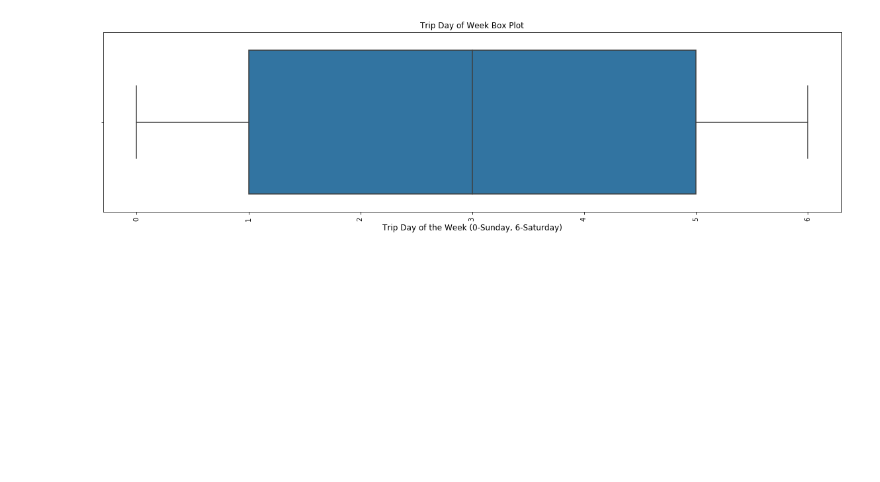
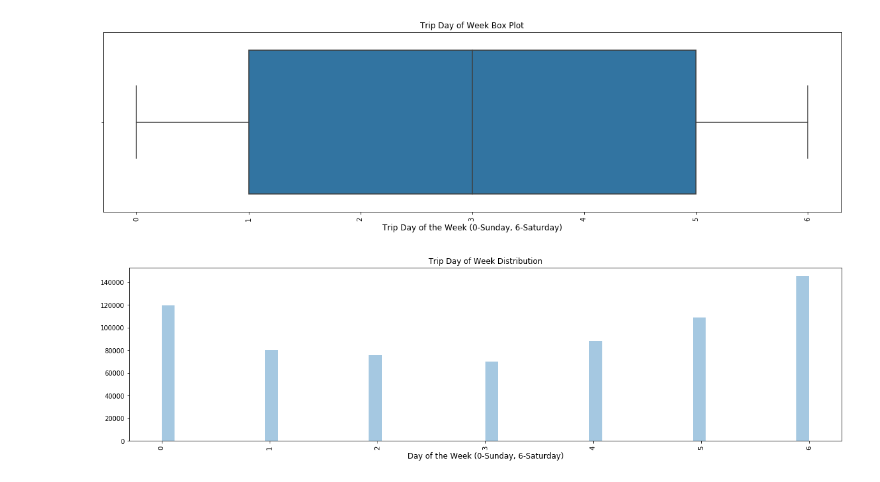
Before and after one commit to sameerabalay/Dockless_Mobility, a Jupyter notebook: src/EDA_2.ipynb, the cells around one changed output. Cells and saved outputs as stored; diff of their text form; code cells hidden in the pictures; blank space fills up the shorter version.

Commit message:
Distributions for Hour, Month, Trip Duration,Trip Distance

```diff
--- a/src/EDA_2.ipynb
+++ b/src/EDA_2.ipynb
@@ -425,3 +427,14 @@ plt.savefig('../output/EDA/Trip_Day_Of_Week_Box_Plot.png')
 plt.show()
 # %% [output]
 [figure]
+# %%
+plt.figure(figsize=(20,5))
+x=df['Day of Week']
+sns.distplot(x, kde=False);
+plt.title('Trip Day of Week Distribution')
+plt.xlabel('Day of the Week (0-Sunday, 6-Saturday)', fontsize=12,rotation='horizontal')
+plt.xticks(rotation=90)
+plt.savefig('../output/EDA/Day_Of_Week_Distribution.png')
+plt.show()
+# %% [output]
+[figure, added]
```
Also changed, not shown: parts of 7 cells of this notebook, 5 other files.
